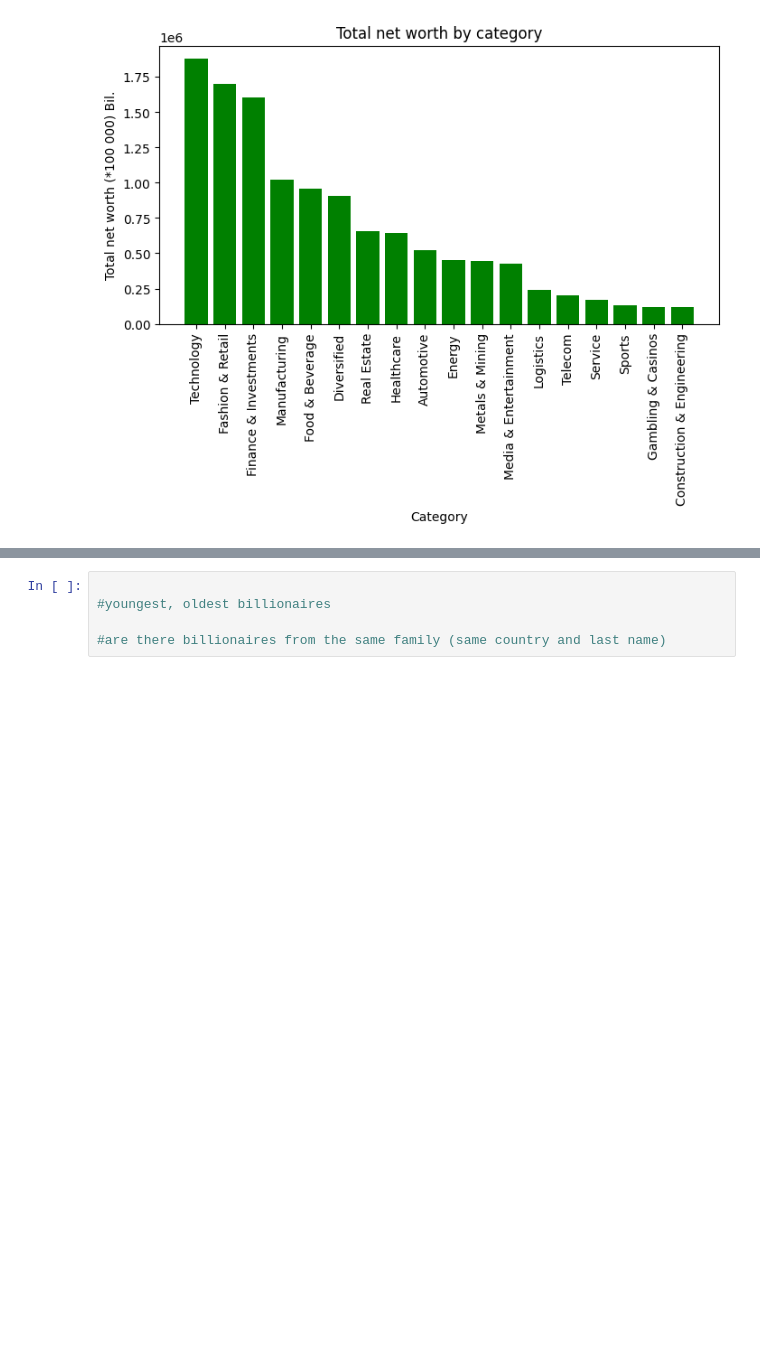
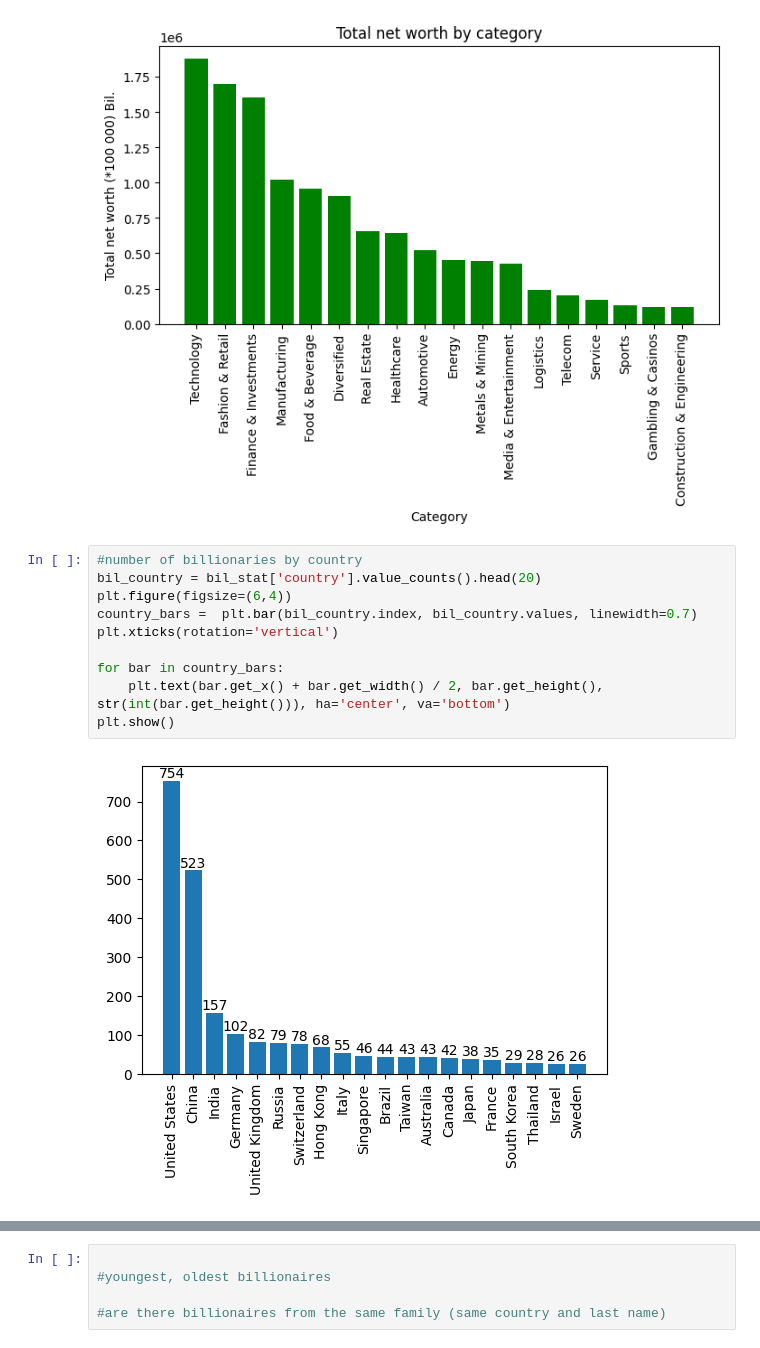
Before and after one commit to huy-ph/data_mining, a Jupyter notebook: learning/billionaires_statistics/billionaires_analysis.ipynb, the cells around one changed output, grey strips where cells are left out. Cells and saved outputs as stored; diff of their text form; blank space fills up the shorter version.

Commit message:
added number of bil by country

```diff
--- a/learning/billionaires_statistics/billionaires_analysis.ipynb
+++ b/learning/billionaires_statistics/billionaires_analysis.ipynb
@@ -143,4 +143,16 @@ plt.title('Total net worth by category')
 plt.show()
 # %% [output]
 [figure]
+# %%
+#number of billionaries by country
+bil_country = bil_stat['country'].value_counts().head(20)
+plt.figure(figsize=(6,4))
+country_bars =  plt.bar(bil_country.index, bil_country.values, linewidth=0.7)
+plt.xticks(rotation='vertical')
+
+for bar in country_bars:
+    plt.text(bar.get_x() + bar.get_width() / 2, bar.get_height(), str(int(bar.get_height())), ha='center', va='bottom')
+plt.show()
+# %% [output]
+[figure, added]
 # %%
```
Also changed, not shown: parts of 1 cell of this notebook.
